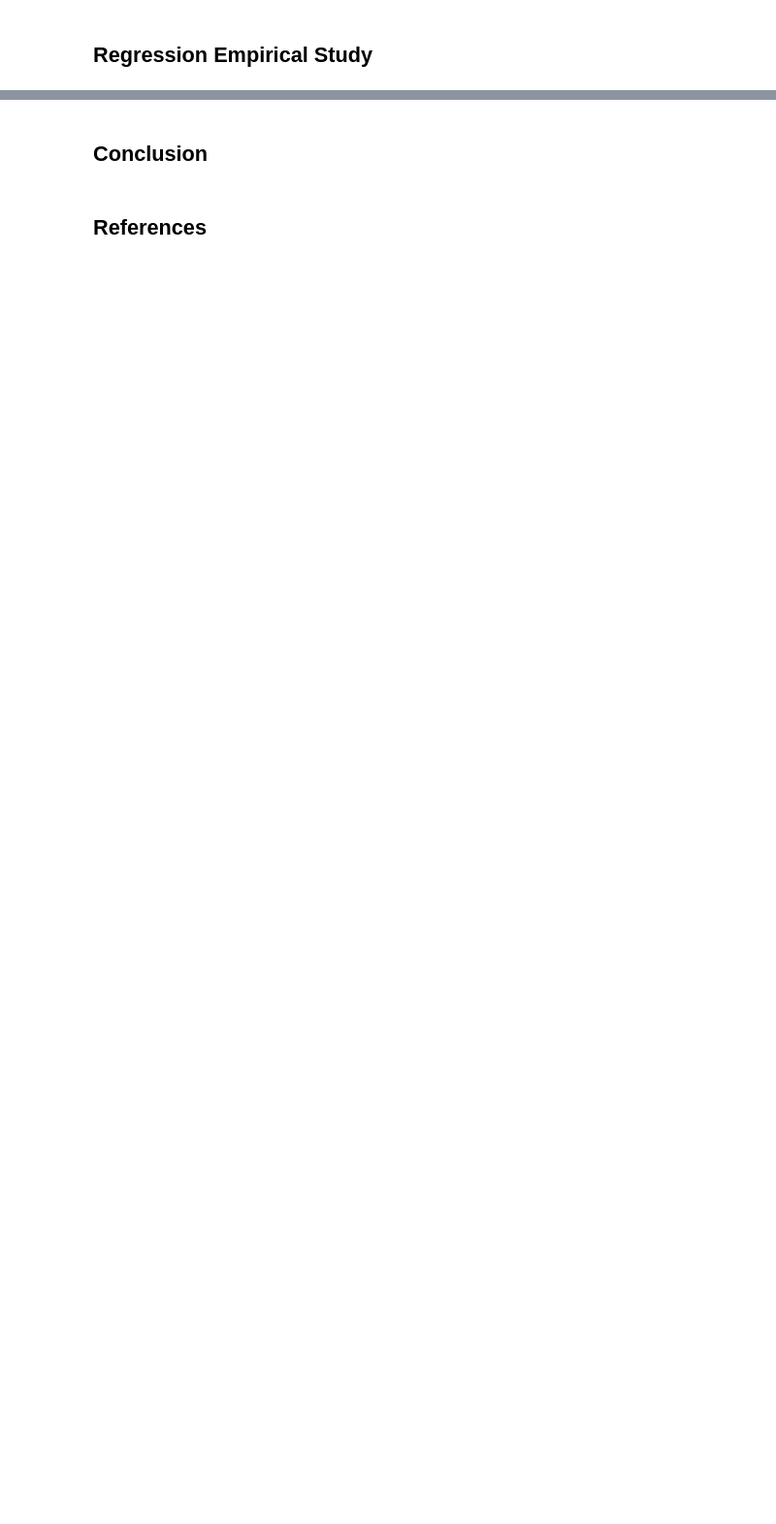
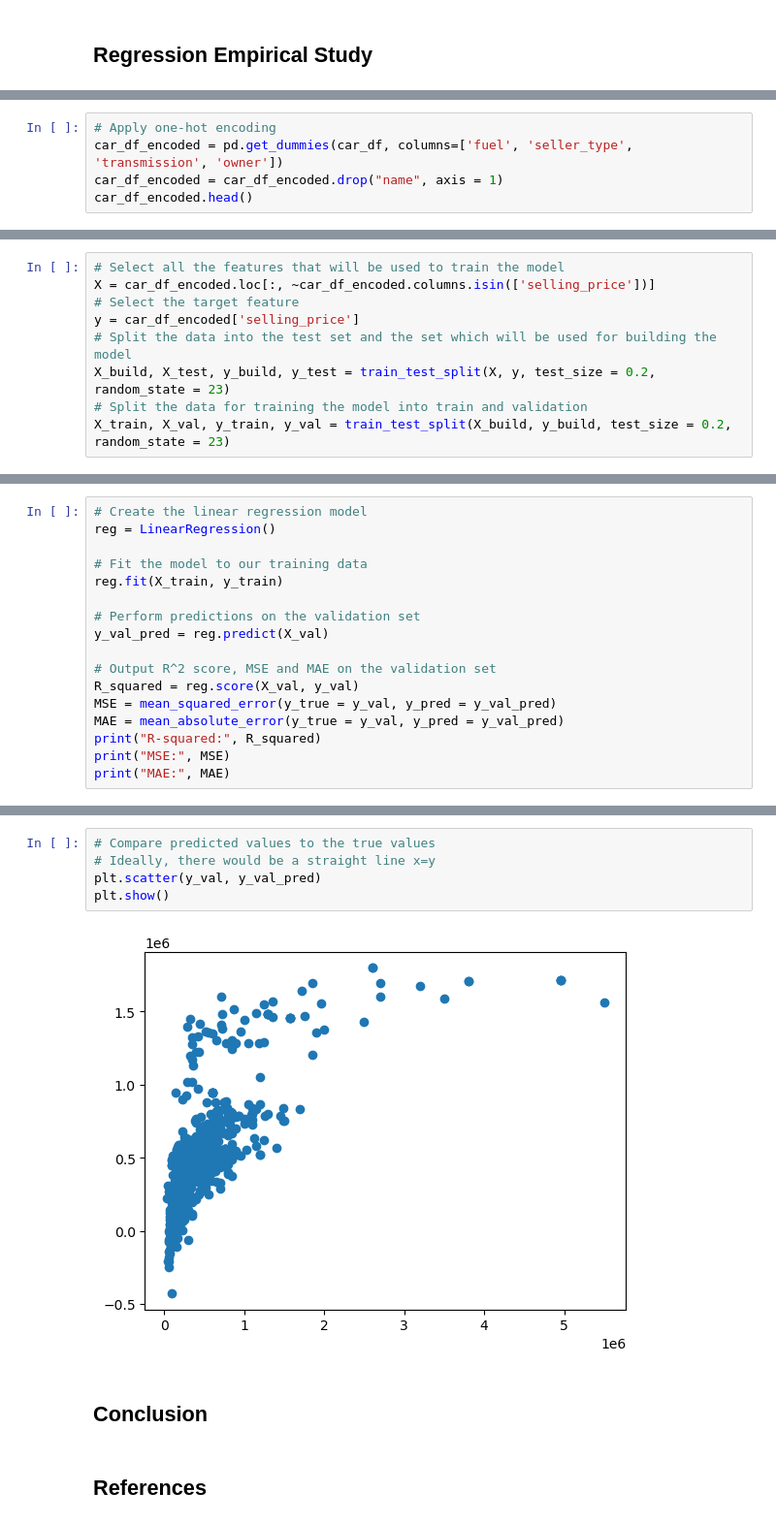
Before and after one commit to Natasa127/CSI4142-A3, a Jupyter notebook: Regression.ipynb, the cells around one changed output, grey strips where cells are left out. Shown: that part at 97% size. Drawn from its saved outputs; the diff is of its cells as text; blank space fills up the shorter version.

Commit message:
Add dataset description, initial exploration, encoding, split and basic linear regression

```diff
--- a/Regression.ipynb
+++ b/Regression.ipynb
@@ -24,0 +96,5 @@ HTTPError: HTTP Error 404: Not Found
+# %%
+# Apply one-hot encoding
+car_df_encoded = pd.get_dummies(car_df, columns=['fuel', 'seller_type', 'transmission', 'owner'])
+car_df_encoded = car_df_encoded.drop("name", axis = 1)
+car_df_encoded.head()
@@ -24,0 +116,9 @@ HTTPError: HTTP Error 404: Not Found
+# %%
+# Select all the features that will be used to train the model
+X = car_df_encoded.loc[:, ~car_df_encoded.columns.isin(['selling_price'])]
+# Select the target feature
+y = car_df_encoded['selling_price']
+# Split the data into the test set and the set which will be used for building the model
+X_build, X_test, y_build, y_test = train_test_split(X, y, test_size = 0.2, random_state = 23)
+# Split the data for training the model into train and validation
+X_train, X_val, y_train, y_val = train_test_split(X_build, y_build, test_size = 0.2, random_state = 23)
@@ -24,0 +135,17 @@ HTTPError: HTTP Error 404: Not Found
+# %%
+# Create the linear regression model
+reg = LinearRegression()
+
+# Fit the model to our training data
+reg.fit(X_train, y_train)
+
+# Perform predictions on the validation set
+y_val_pred = reg.predict(X_val)
+
+# Output R^2 score, MSE and MAE on the validation set
+R_squared = reg.score(X_val, y_val)
+MSE = mean_squared_error(y_true = y_val, y_pred = y_val_pred)
+MAE = mean_absolute_error(y_true = y_val, y_pred = y_val_pred)
+print("R-squared:", R_squared)
+print("MSE:", MSE)
+print("MAE:", MAE)
@@ -25,3 +156,10 @@ HTTPError: HTTP Error 404: Not Found
+# %%
+# Compare predicted values to the true values
+# Ideally, there would be a straight line x=y
+plt.scatter(y_val, y_val_pred)
+plt.show()
+# %% [output]
+[figure, added]
 # %% [markdown]
 ## Conclusion
 # %% [markdown]
```
Also changed, not shown: parts of 16 cells of this notebook.
